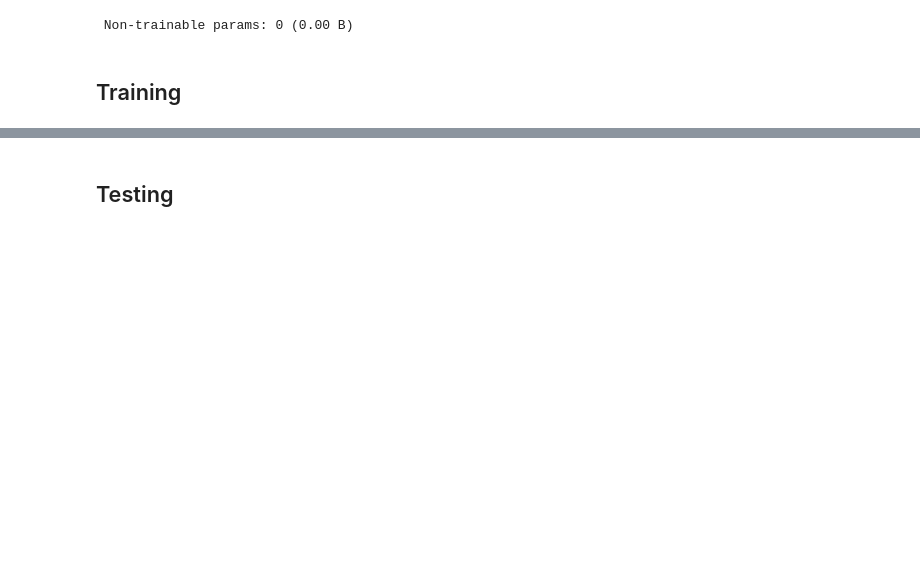
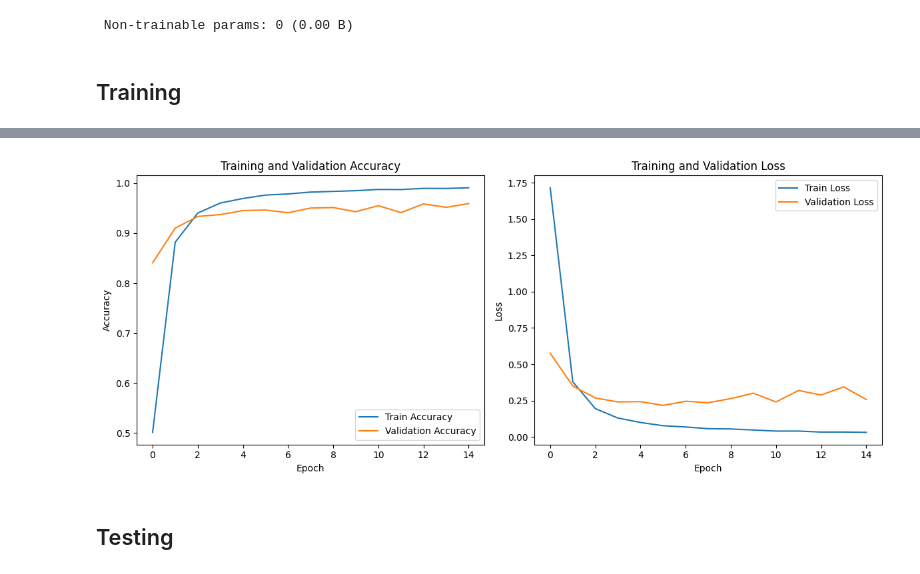
Before and after one commit to dman4703/AITrafficSignRecognition, a Jupyter notebook: AITrafficSystemRecognition.ipynb, the cells around one changed output, grey strips where cells are left out. Drawn from its saved outputs; the diff is of its cells as text; code cells hidden in the pictures; blank space fills up the shorter version.

Commit message:
resolve error with preprocessing images and labels

```diff
--- a/AITrafficSystemRecognition.ipynb
+++ b/AITrafficSystemRecognition.ipynb
@@ -183,6 +205,8 @@ Model: "sequential_1"
  Non-trainable params: 0 (0.00 B)
+# %%
+model.compile(loss='categorical_crossentropy', optimizer='adam', metrics=['accuracy'])
 # %% [markdown]
 ## Training
 # %%
-history = model.fit(train_generator, epochs=10, validation_data=test_generator, verbose=1)
+history = model.fit(train_images, train_labels, epochs=15, batch_size=32, validation_data=(test_images, test_labels))
 # %% [output]
@@ -190,2 +230,26 @@ NameError: name 'test_generator' is not defined
+# %%
+fig, (ax1, ax2) = plt.subplots(1, 2, figsize=(12, 5))
+
+# Plot training accuracy and validation accuracy
+ax1.plot(history.history['accuracy'], label='Train Accuracy')
+ax1.plot(history.history['val_accuracy'], label='Validation Accuracy')
+ax1.set_xlabel('Epoch')
+ax1.set_ylabel('Accuracy')
+ax1.set_title('Training and Validation Accuracy')
+ax1.legend(loc='lower right')
+
+# Plot training loss and validation loss
+ax2.plot(history.history['loss'], label='Train Loss')
+ax2.plot(history.history['val_loss'], label='Validation Loss')
+ax2.set_xlabel('Epoch')
+ax2.set_ylabel('Loss')
+ax2.set_title('Training and Validation Loss')
+ax2.legend(loc='upper right')
+
+# Display the plots
+plt.tight_layout()
+plt.show()
+# %% [output]
+[figure, added]
 # %% [markdown]
 ## Testing
```
Also changed, not shown: parts of 13 cells of this notebook.
